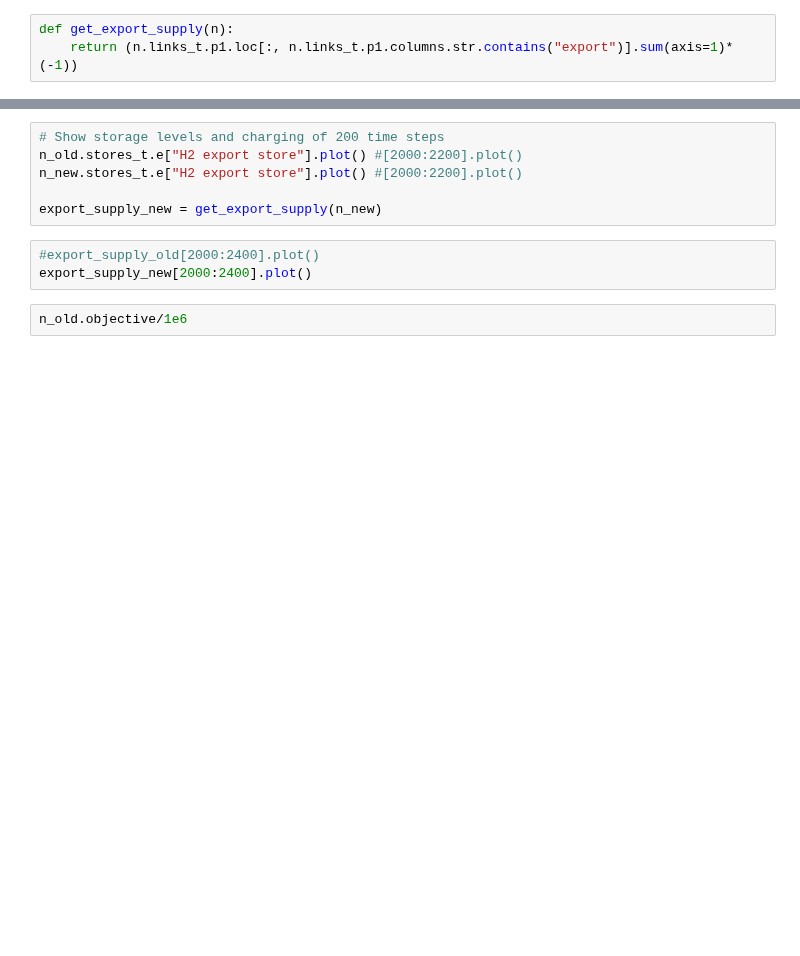
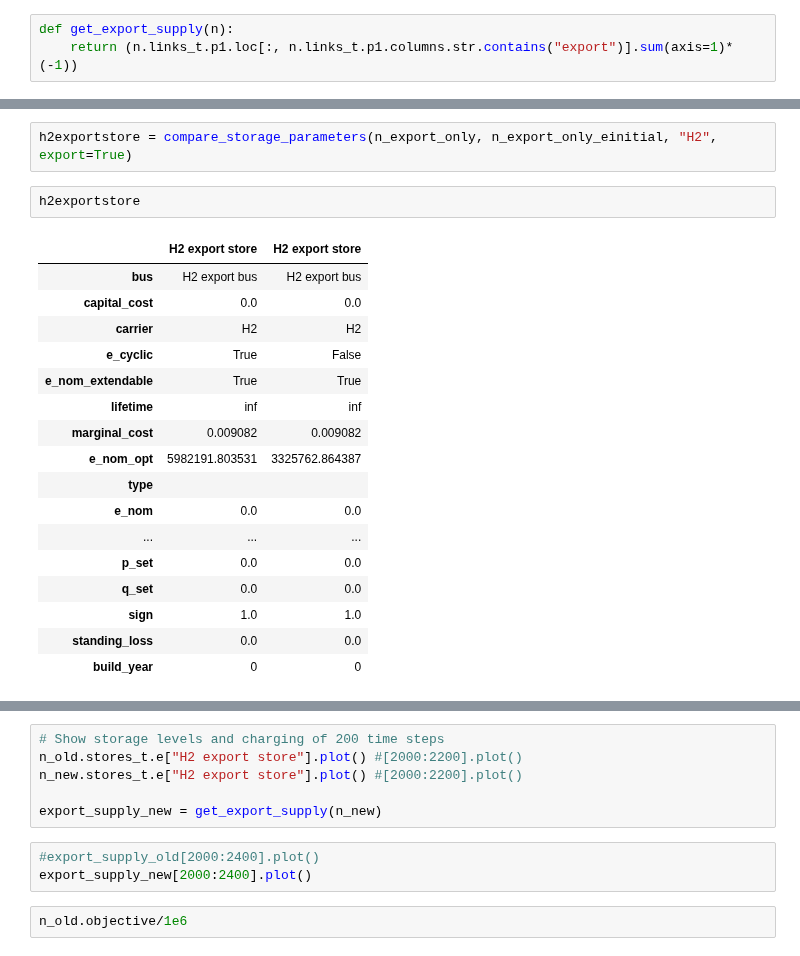
Before and after one commit to energyLS/aldehyde, a Jupyter notebook: workflow/notebooks/check_hypothesis.ipynb, the cells around one changed output, grey strips where cells are left out. Cells and saved outputs as stored; diff of their text form; blank space fills up the shorter version.

```diff
--- a/workflow/notebooks/check_hypothesis.ipynb
+++ b/workflow/notebooks/check_hypothesis.ipynb
@@ -39,0 +88,22 @@ def get_export_supply(n):
+# %%
+h2exportstore = compare_storage_parameters(n_export_only, n_export_only_einitial, "H2", export=True)
+# %%
+h2exportstore
+# %% [output]
+|  | H2 export store | H2 export store |
+| bus | H2 export bus | H2 export bus |
+| capital_cost | 0.0 | 0.0 |
+| carrier | H2 | H2 |
+| e_cyclic | True | False |
+| e_nom_extendable | True | True |
+| lifetime | inf | inf |
+| marginal_cost | 0.009082 | 0.009082 |
+| e_nom_opt | 5982191.803531 | 3325762.864387 |
+| type |  |  |
+| e_nom | 0.0 | 0.0 |
+| ... | ... | ... |
+| p_set | 0.0 | 0.0 |
+| q_set | 0.0 | 0.0 |
+| sign | 1.0 | 1.0 |
+| standing_loss | 0.0 | 0.0 |
+| build_year | 0 | 0 |
```
Also changed, not shown: parts of 16 cells of this notebook.
